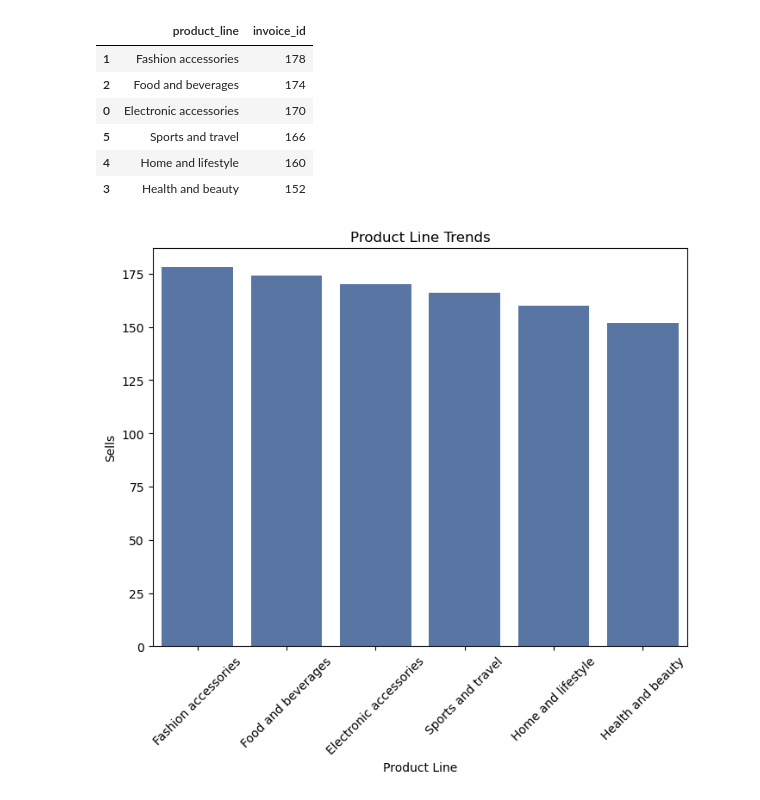
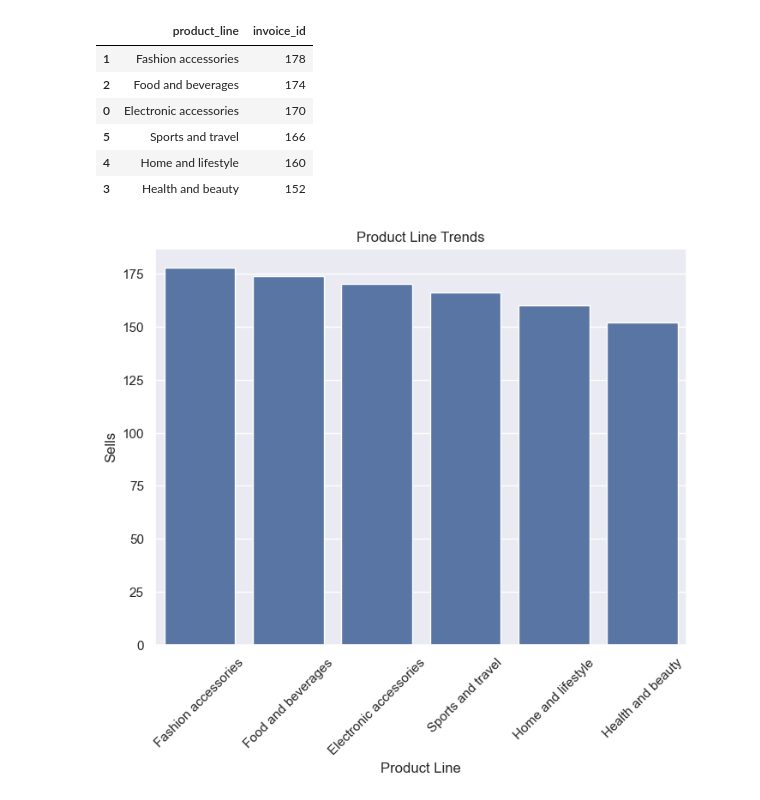
Before and after one commit to PPJQ/StoreAnalysis, a Jupyter notebook: StoreAnalysis.ipynb, the cells around one changed output. Drawn from its saved outputs; the diff is of its cells as text; code cells hidden in the pictures.

```diff
--- a/StoreAnalysis.ipynb
+++ b/StoreAnalysis.ipynb
@@ -244,12 +244,12 @@ product_trend
 # %%
 # Creating the data chart of products trends
 plt.figure(figsize=(8,6))
-sns.set_palette('deep')
+sns.set_theme()
 sns.barplot(x='product_line', y='invoice_id', data=product_trend)
 plt.title('Product Line Trends')
 plt.xlabel('Product Line')
 plt.ylabel('Sells')
 plt.xticks(rotation = 45)
 plt.show()
 # %% [output]
-[figure, old version]
+[figure, new version]
```
Also changed, not shown: parts of 7 cells of this notebook, 3 other files.
